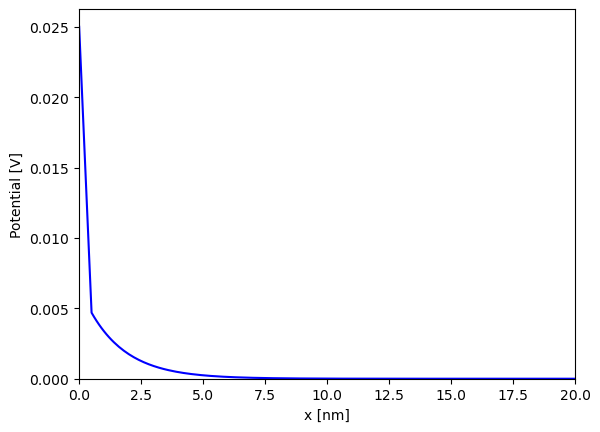
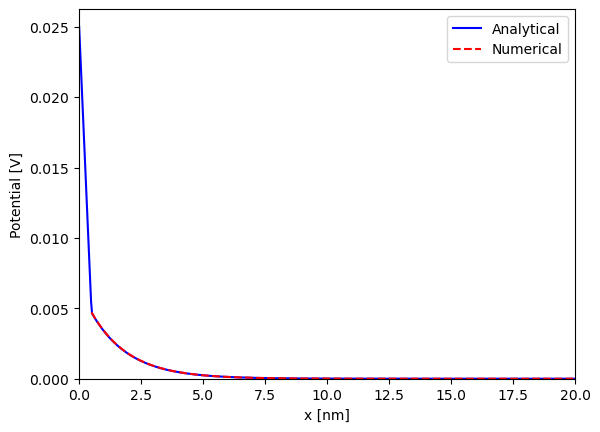
Unified diff of the notebook cell whose output changed from the first chart to the second:
--- before
+++ after
@@ -3,14 +3,14 @@
 # potential in V
 ax.plot(
-    x.to("nm"), non_linear_pb.edl_status.phi.to("V"), color="blue", label="Analytical"
+    _x.to("nm"), non_linear_pb.edl_status.phi.to("V"), color="blue", label="Analytical"
 )
-# ax.plot(
-#     edl_obj.result.coordinate.to("nm"),
-#     edl_obj.result.solution.to("V"),
-#     color="red",
-#     linestyle="dashed",
-#     label="Numerical",
-# )
-# ax.legend()
+ax.plot(
+    edl_obj.result.coordinate.to("nm"),
+    edl_obj.result.phi.to("V"),
+    color="red",
+    linestyle="dashed",
+    label="Numerical",
+)
+ax.legend()
 
 ax.set_xlim(0, 20)

Commit: refactor: restructure project layout and simplify core abstractions